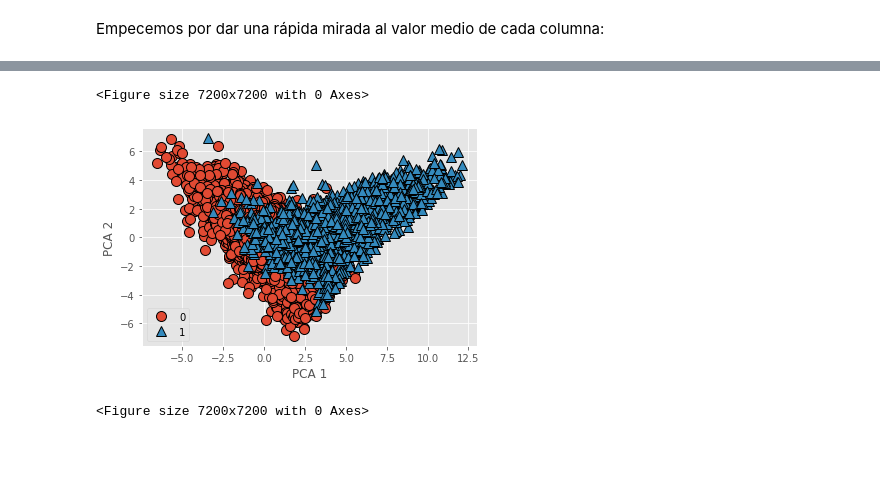
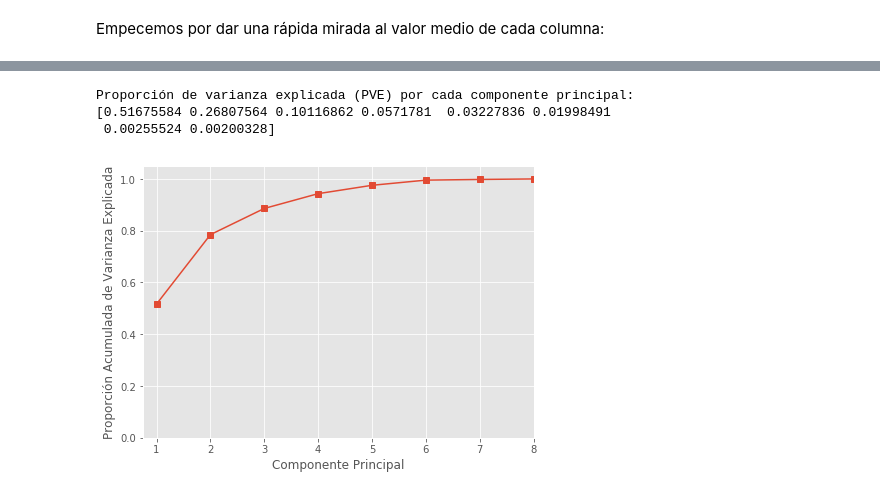
Before and after one commit to DEVSOFTNET/pulsar-star-classifier, a Jupyter notebook: src/PCA - pulsar-star-classifier.ipynb, the cells around one changed output, grey strips where cells are left out. Drawn from its saved outputs; the diff is of its cells as text; code cells hidden in the pictures; blank space fills up the shorter version.

Commit message:
PCA y Visualizacion de la data

```diff
--- a/src/PCA - pulsar-star-classifier.ipynb
+++ b/src/PCA - pulsar-star-classifier.ipynb
@@ -16,7 +16,8 @@ plt.style.use('ggplot')
 # %% [markdown]
 En esta parte vamos a realizar el analisis de componentes principales(PCA) en el conjunto de datos `HTRU2_`
 # %%
-data = pd.read_csv('HTRU2_Features.csv', header = None,
+data = pd.read_csv('HTRU_2.csv',
+                   header = None,
                    names = ['MeanIntegratedProfile',
                             'StdIntegratedProfile',
                             'ExcessKurtosisIntegratedProfile',
@@ -25,7 +26,7 @@ data = pd.read_csv('HTRU2_Features.csv', header = None,
                             'StdDMSNRCurve',
                             'ExcessKurtosisDMSNRCurve',
                             'SkewnessDMSNRCurve',
-                            'Clase'])
+                            'Class'])
 
 data.head()
 # %% [output]
@@ -60,22 +41,29 @@ Text(0, 0.5, 'PCA 2')
-# %%
-X_norm = scale(temp)
-pca.fit(X_norm)
-transformada=pca.transform(X_norm)
-#escala=MinMaxScaler()
-#escala.fit(data);
-#escalada=escala.transform(data)
-#pca.fit(escalada)
-#transformada=pca.transform(data)
-
-mglearn.discrete_scatter(transformada[:,0],transformada[:,1], data.Clase)
-plt.legend(data['Clase'].unique(), loc='best')
-plt.xlabel('PCA 1')
-plt.ylabel('PCA 2')
-plt.figure(figsize=(100,100))
-# %% [output]
-<Figure size 7200x7200 with 0 Axes>
-[figure, removed]
-<Figure size 7200x7200 with 0 Axes>
+# %%
+y = data['Class']
+data = data.drop(['Class'], axis = 'columns')
+# %%
+X_norm = scale(data)
+pca = PCA().fit(X_norm)
+# %%
+PVE = pca.explained_variance_ratio_
+
+print('Proporción de varianza explicada (PVE) por cada componente principal:')
+print(PVE)
+# %% [output]
+Proporción de varianza explicada (PVE) por cada componente principal:
+[0.51675584 0.26807564 0.10116862 0.0571781  0.03227836 0.01998491
+ 0.00255524 0.00200328]
+# %%
+plt.figure(figsize = (7, 5))
+plt.plot([1, 2, 3, 4, 5, 6, 7, 8], np.cumsum(pca.explained_variance_ratio_), '-s')
+plt.ylabel('Proporción Acumulada de Varianza Explicada')
+plt.xlabel('Componente Principal')
+plt.xlim(0.75, 4.25)
+plt.ylim(0, 1.05)
+plt.xticks([1, 2, 3, 4, 5, 6, 7, 8])
+plt.show()
+# %% [output]
+[figure, added]
 # %%
 pca_loadings = pca.components_
 print(pca_loadings)
```
Also changed, not shown: parts of 9 cells of this notebook, 3 other files.
